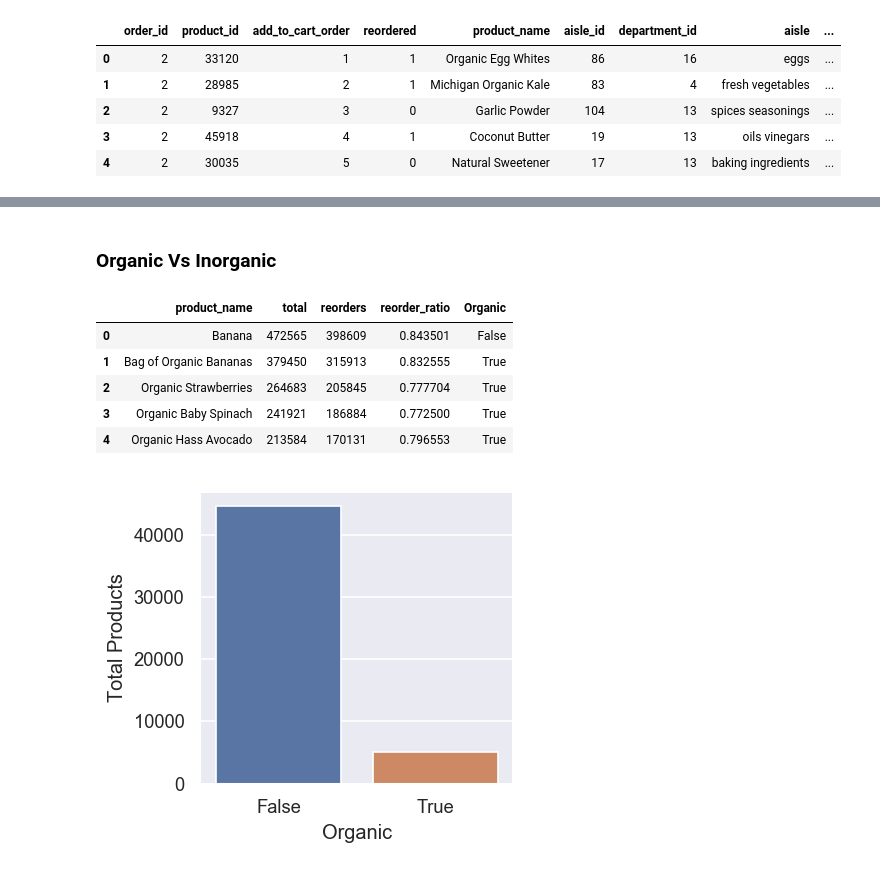
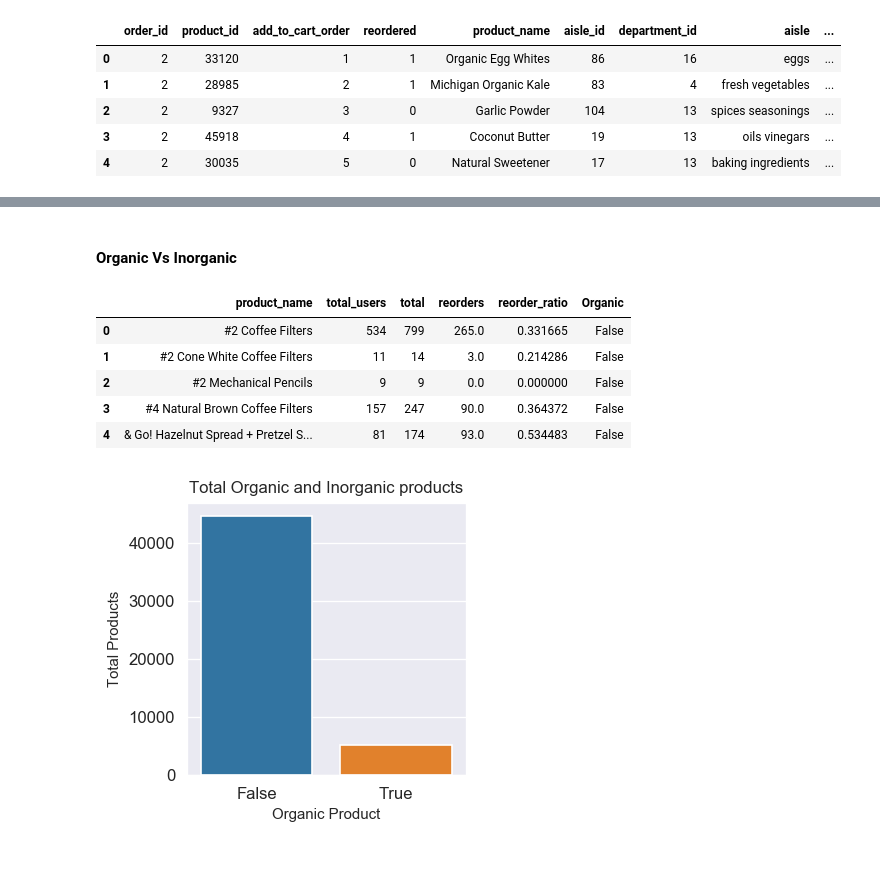
Before and after one commit to archd3sai/Instacart-Market-Basket-Analysis, a Jupyter notebook: Exploratory Data Analysis.ipynb, the cells around one changed output, grey strips where cells are left out. Saved outputs shown, nothing was run; the diff lists cells and outputs as text; code cells hidden in the pictures.

```diff
--- a/Exploratory Data Analysis.ipynb
+++ b/Exploratory Data Analysis.ipynb
@@ -138 +232,4 @@ order_products_prior.head()
+# %%
+temp_df = order_products.groupby("product_name")["reordered"].agg(['count', 'sum']).rename(columns = {'count':'total','sum':'reorders'})
+temp_df = temp_df.sort_values('total', ascending=False).reset_index()
 # %% [markdown]
@@ -140,4 +237 @@ order_products_prior.head()
-# %%
-temp_df = order_products_prior.groupby("product_name")["reordered"].agg(['count', 'sum']).rename(columns = {'count':'total','sum':'reorders'})
-temp_df = temp_df.sort_values('total', ascending=False).reset_index()
 # %%
@@ -168,5 +264,5 @@ temp_df.sort_values("reorder_ratio", ascending=False).head(10)
 # %%
-product_unique_users = order_products_prior.groupby('product_name')['user_id'].nunique().reset_index().rename(columns={'user_id':'total_users'})
+product_unique_users = order_products.groupby('product_name')['user_id'].nunique().reset_index().rename(columns={'user_id':'total_users'})
 product_unique_users.sort_values('total_users', ascending = False).head(10)
 # %% [output]
 |  | product_name | total_users |
@@ -198,21 +318,23 @@ product_unique_users.sort_values("reorder_ratio", ascending=False).head(10)
 # %% [markdown]
-### Organic Vs Inorganic
+#### Organic Vs Inorganic
 # %%
-temp_df['Organic'] = temp_df.product_name.str.contains("Organic")
-temp_df.head()
+product_unique_users['Organic'] = product_unique_users.product_name.str.contains("Organic")
+product_unique_users.head()
 # %% [output]
-|  | product_name | total | reorders | reorder_ratio | Organic |
-| 0 | Banana | 472565 | 398609 | 0.843501 | False |
-| 1 | Bag of Organic Bananas | 379450 | 315913 | 0.832555 | True |
-| 2 | Organic Strawberries | 264683 | 205845 | 0.777704 | True |
-| 3 | Organic Baby Spinach | 241921 | 186884 | 0.772500 | True |
-| 4 | Organic Hass Avocado | 213584 | 170131 | 0.796553 | True |
+|  | product_name | total_users | total | reorders | reorder_ratio | Organic |
+| 0 | #2 Coffee Filters | 534 | 799 | 265.0 | 0.331665 | False |
+| 1 | #2 Cone White Coffee Filters | 11 | 14 | 3.0 | 0.214286 | False |
+| 2 | #2 Mechanical Pencils | 9 | 9 | 0.0 | 0.000000 | False |
+| 3 | #4 Natural Brown Coffee Filters | 157 | 247 | 90.0 | 0.364372 | False |
+| 4 | & Go! Hazelnut Spread + Pretzel S... | 81 | 174 | 93.0 | 0.534483 | False |
 # %%
-ax, fig = plt.subplots(figsize = (3,3))
-ax = sns.barplot(x = temp_df.groupby('Organic').size().index, y = temp_df.groupby('Organic').size().values)
-ax.set_xlabel("Organic")
-ax.set_ylabel("Total Products")
+fig, ax = plt.subplots(figsize = (3,3))
+ax = sns.barplot(x = product_unique_users.groupby('Organic').size().index, y = product_unique_users.groupby('Organic').size().values)
+ax.set_xlabel("Organic Product", size = 9)
+ax.set_ylabel("Total Products", size = 9)
+ax.set_title("Total Organic and Inorganic products", size = 10)
+fig.savefig("Total Organic and Inorganic products.png")
 plt.show()
 # %% [output]
-[figure, old version]
+[figure, new version]
 # %%
```
Also changed, not shown: parts of 53 cells of this notebook.
